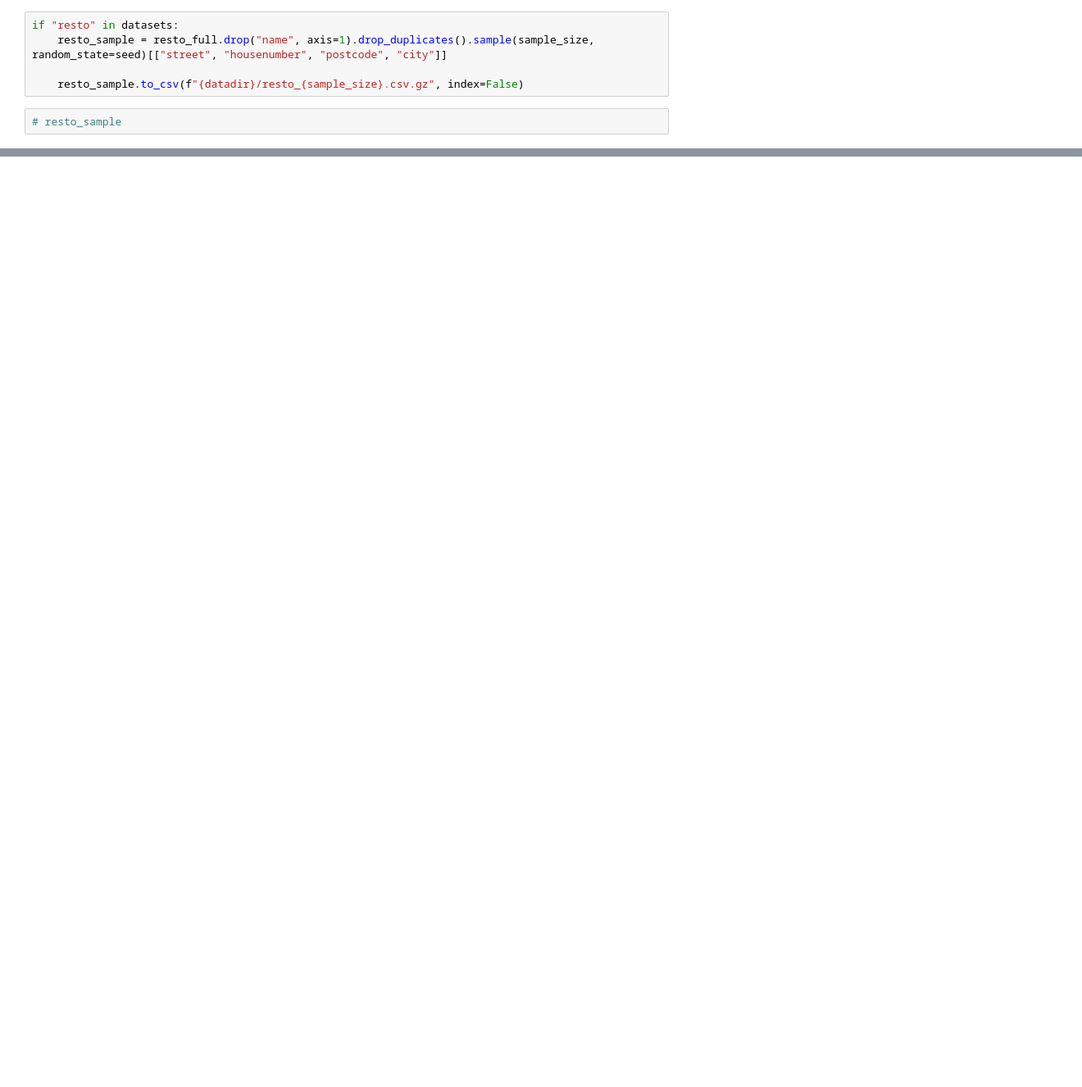
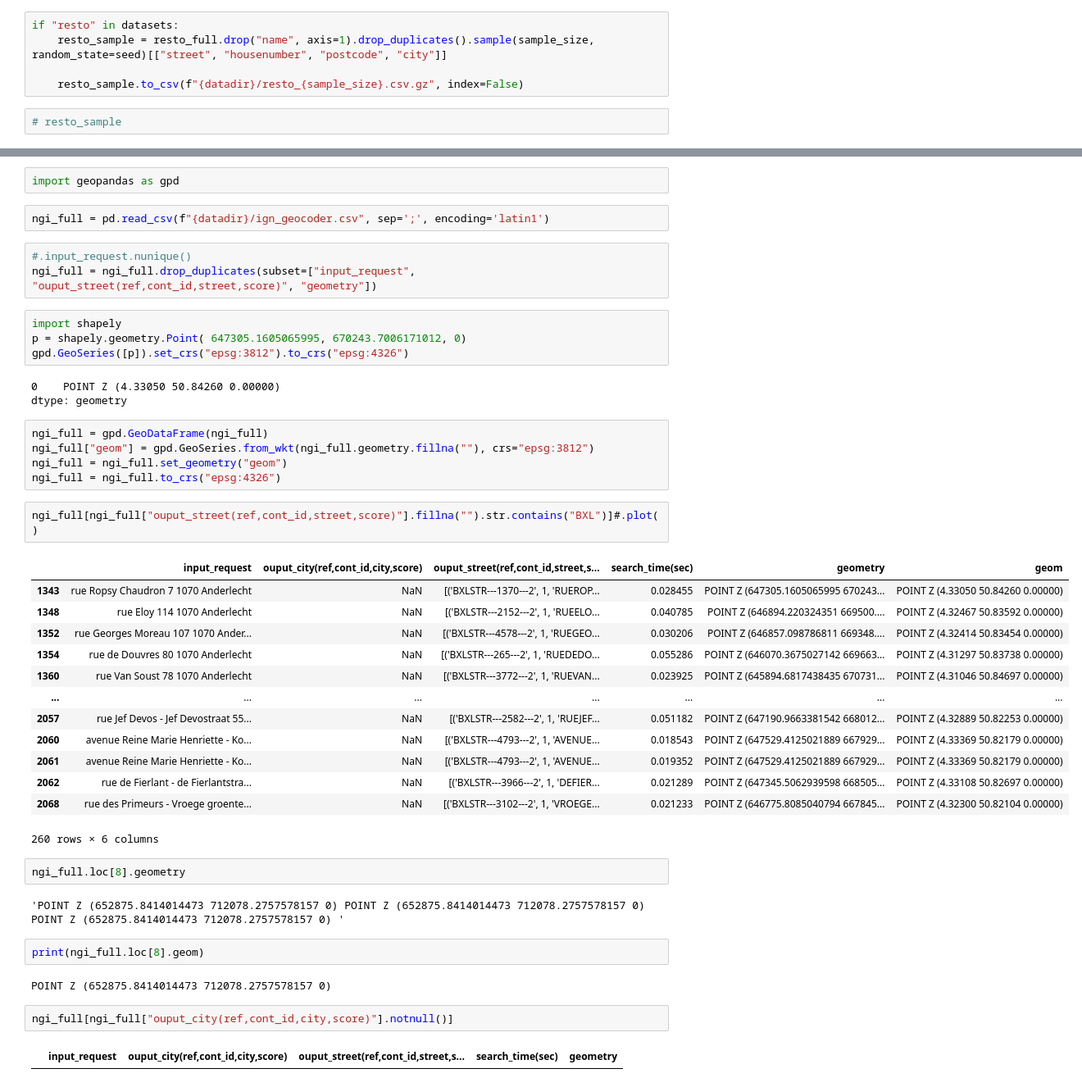
Before and after one commit to SmalsResearch/GISAnalytics, a Jupyter notebook: Geocoder_Dataprep.ipynb, the cells around one changed output, grey strips where cells are left out. Shown: that part at 82% size. Cells and saved outputs as stored; diff of their text form; blank space fills up the shorter version.

```diff
--- a/Geocoder_Dataprep.ipynb
+++ b/Geocoder_Dataprep.ipynb
@@ -290,0 +293,47 @@ if "resto" in datasets:
+# %%
+import geopandas as gpd
+# %%
+ngi_full = pd.read_csv(f"{datadir}/ign_geocoder.csv", sep=';', encoding='latin1')
+# %%
+#.input_request.nunique()
+ngi_full = ngi_full.drop_duplicates(subset=["input_request", "ouput_street(ref,cont_id,street,score)", "geometry"])
+# %%
+import shapely
+p = shapely.geometry.Point( 647305.1605065995, 670243.7006171012, 0)
+gpd.GeoSeries([p]).set_crs("epsg:3812").to_crs("epsg:4326")
+# %% [output]
+0    POINT Z (4.33050 50.84260 0.00000)
+dtype: geometry
+# %%
+ngi_full = gpd.GeoDataFrame(ngi_full)
+ngi_full["geom"] = gpd.GeoSeries.from_wkt(ngi_full.geometry.fillna(""), crs="epsg:3812")
+ngi_full = ngi_full.set_geometry("geom")
+ngi_full = ngi_full.to_crs("epsg:4326")
+# %%
+ngi_full[ngi_full["ouput_street(ref,cont_id,street,score)"].fillna("").str.contains("BXL")]#.plot()
+# %% [output]
+|  | input_request | ouput_city(ref,cont_id,city,score) | ouput_street(ref,cont_id,street,s... | search_time(sec) | geometry | geom |
+| 1343 | rue Ropsy Chaudron 7 1070 Anderlecht | NaN | [('BXLSTR---1370---2', 1, 'RUEROP... | 0.028455 | POINT Z (647305.1605065995 670243... | POINT Z (4.33050 50.84260 0.00000) |
+| 1348 | rue Eloy 114 1070 Anderlecht | NaN | [('BXLSTR---2152---2', 1, 'RUEELO... | 0.040785 | POINT Z (646894.220324351 669500.... | POINT Z (4.32467 50.83592 0.00000) |
+| 1352 | rue Georges Moreau 107 1070 Ander... | NaN | [('BXLSTR---4578---2', 1, 'RUEGEO... | 0.030206 | POINT Z (646857.098786811 669348.... | POINT Z (4.32414 50.83454 0.00000) |
+| 1354 | rue de Douvres 80 1070 Anderlecht | NaN | [('BXLSTR---265---2', 1, 'RUEDEDO... | 0.055286 | POINT Z (646070.3675027142 669663... | POINT Z (4.31297 50.83738 0.00000) |
+| 1360 | rue Van Soust 78 1070 Anderlecht | NaN | [('BXLSTR---3772---2', 1, 'RUEVAN... | 0.023925 | POINT Z (645894.6817438435 670731... | POINT Z (4.31046 50.84697 0.00000) |
+| ... | ... | ... | ... | ... | ... | ... |
+| 2057 | rue Jef Devos - Jef Devostraat 55... | NaN | [('BXLSTR---2582---2', 1, 'RUEJEF... | 0.051182 | POINT Z (647190.9663381542 668012... | POINT Z (4.32889 50.82253 0.00000) |
+| 2060 | avenue Reine Marie Henriette - Ko... | NaN | [('BXLSTR---4793---2', 1, 'AVENUE... | 0.018543 | POINT Z (647529.4125021889 667929... | POINT Z (4.33369 50.82179 0.00000) |
+| 2061 | avenue Reine Marie Henriette - Ko... | NaN | [('BXLSTR---4793---2', 1, 'AVENUE... | 0.019352 | POINT Z (647529.4125021889 667929... | POINT Z (4.33369 50.82179 0.00000) |
+| 2062 | rue de Fierlant - de Fierlantstra... | NaN | [('BXLSTR---3966---2', 1, 'DEFIER... | 0.021289 | POINT Z (647345.5062939598 668505... | POINT Z (4.33108 50.82697 0.00000) |
+| 2068 | rue des Primeurs - Vroege groente... | NaN | [('BXLSTR---3102---2', 1, 'VROEGE... | 0.021233 | POINT Z (646775.8085040794 667845... | POINT Z (4.32300 50.82104 0.00000) |
+260 rows × 6 columns
+# %%
+ngi_full.loc[8].geometry
+# %% [output]
+'POINT Z (652875.8414014473 712078.2757578157 0) POINT Z (652875.8414014473 712078.2757578157 0) POINT Z (652875.8414014473 712078.2757578157 0) '
+# %%
+print(ngi_full.loc[8].geom)
+# %% [output]
+POINT Z (652875.8414014473 712078.2757578157 0)
+# %%
+ngi_full[ngi_full["ouput_city(ref,cont_id,city,score)"].notnull()]
+# %% [output]
+|  | input_request | ouput_city(ref,cont_id,city,score) | ouput_street(ref,cont_id,street,s... | search_time(sec) | geometry |
```
Also changed, not shown: parts of 6 cells of this notebook, 3 other files.
